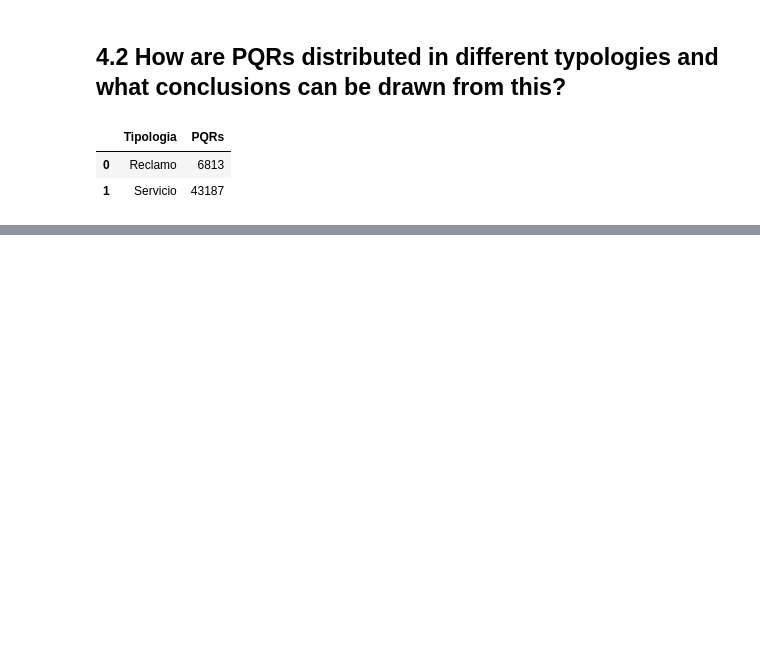
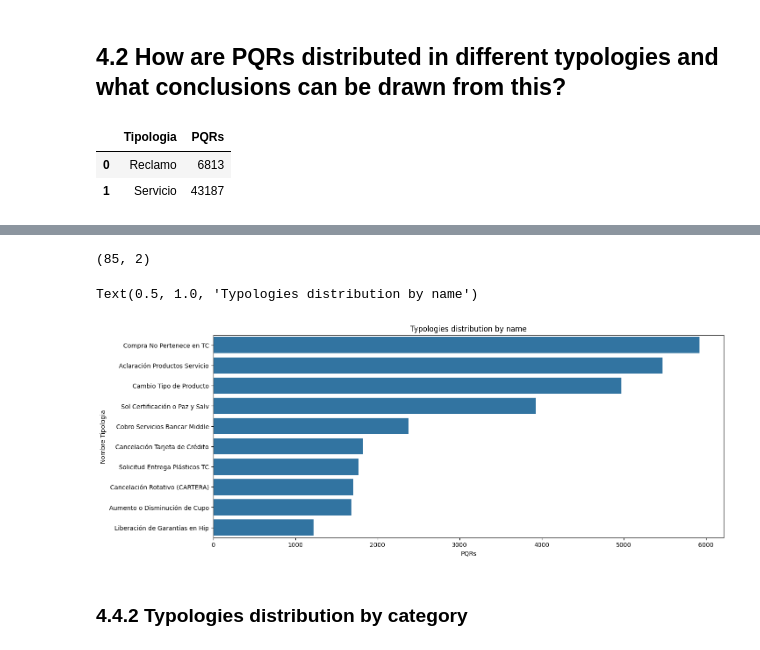
Before and after one commit to andres345gm/Prueba-Accenture, a Jupyter notebook: AccenBank.ipynb, the cells around one changed output, grey strips where cells are left out. Drawn from its saved outputs; the diff is of its cells as text; code cells hidden in the pictures; blank space fills up the shorter version.

```diff
--- a/AccenBank.ipynb
+++ b/AccenBank.ipynb
@@ -210,0 +210,3 @@ PQRs_typology_df.to_csv('results/PQRs_typology.csv', index=False)
+# %%
+PQRs_typology_by_name_df = pqr_df.groupby("Nombre Tipologia").size().reset_index(name="PQRs")
+PQRs_typology_by_name_df.head()
@@ -210,0 +220,16 @@ PQRs_typology_df.to_csv('results/PQRs_typology.csv', index=False)
+# %%
+# Exploring how many typologies are in the dataset
+PQRs_typology_by_name_df.shape
+# %% [output]
+(85, 2)
+# %%
+# Sorting the typologies by the number of PQRs, as it can be seen that there are 85 typologies, it is not possible to visualize all the typologies
+# Thus, the typologies will be sorted by the number of PQRs and there will be a limit of 10 typologies
+PQRs_typology_by_name_df = PQRs_typology_by_name_df.sort_values(by='PQRs', ascending=False).head(10)
+# %%
+plt.figure(figsize=(15, 6))
+sns.barplot(data=PQRs_typology_by_name_df, y="Nombre Tipologia", x="PQRs")
+plt.title('Typologies distribution by name')
+# %% [output]
+Text(0.5, 1.0, 'Typologies distribution by name')
+[figure, added]
@@ -210,0 +238,2 @@ PQRs_typology_df.to_csv('results/PQRs_typology.csv', index=False)
+# %% [markdown]
+### 4.4.2 Typologies distribution by category
```
Also changed, not shown: parts of 44 cells of this notebook.
